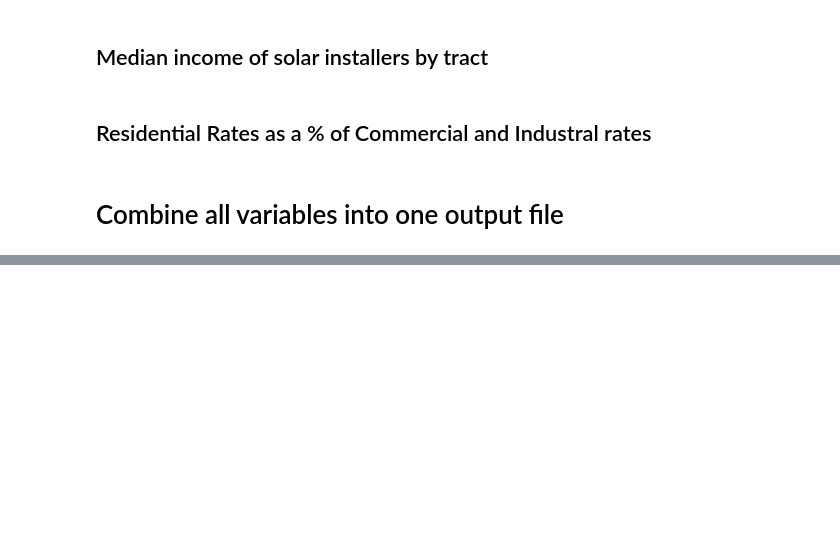
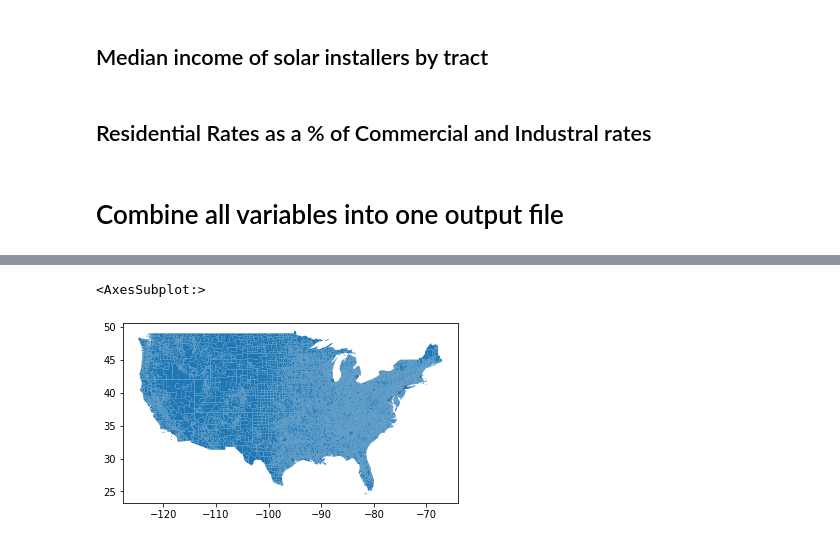
Before and after one commit to Energy-Equity-Project/EEP_Data_Pipeline, a Jupyter notebook: clean_preprocess.ipynb, the cells around one changed output, grey strips where cells are left out. Drawn from its saved outputs; the diff is of its cells as text; code cells hidden in the pictures; blank space fills up the shorter version.

```diff
--- a/clean_preprocess.ipynb
+++ b/clean_preprocess.ipynb
@@ -353,12 +403,4 @@ res_percent.head()
 # %%
-# Use census tract metadata file as base dataframe for joins
-eep = pd.read_csv("data/geography/tract_metadata.csv", dtype = {
-   "STATEFP": str,
-   "COUNTYFP": str,
-   "TRACTCE": str,
-   "GEOID": str
-})
-
 # Tables containing variables that will be joined
 energy_burden = pd.read_csv("clean_data/energy/energy_burden.csv", dtype = {
    "GEOID": str,
@@ -416,9 +458,9 @@ social_vulnerability = pd.read_csv("clean_data/non_energy/social_vulnerability.c
 })
 
 acs = pd.read_csv("clean_data/non_energy/acs.csv", dtype = {
-   "total_pop": int,
+   "total_pop": float,
    "GEOID": str,
-   "year_built": int,
+   "year_built": float,
    "internet_access": float,
    "total_households": int,
    "labor_force_rate": float,
@@ -447,20 +489,17 @@ acs = acs[[
    "bipoc_percent",
    "no_hs"
 ]]
-
-# Join variables to the data
-eep = pd.merge(eep, energy_burden, how = "left", on = "GEOID").fillna(-999)
-eep = pd.merge(eep, aceee, how = "left", on = "STATEFP").fillna(-999)
-eep = pd.merge(eep, res_percent, how = "left", on = "STATEFP").fillna(-999)
-eep = pd.merge(eep, solar_installers, how = "left", on = "GEOID").fillna(-999)
-eep = pd.merge(eep, climate_vulnerability, how = "left", on = "GEOID").fillna(-999)
-eep = pd.merge(eep, social_vulnerability, how = "left", on = "GEOID").fillna(-999)
-eep = pd.merge(eep, acs, how = "left", on = "GEOID").fillna(-999)
-eep = pd.merge(eep, community_power, how = "left", on = "STATEFP").fillna(-999)
-eep = pd.merge(eep, e_affordability, how = "left", on = ["STATEFP", "COUNTYFP"]).fillna(-999)
-eep = pd.merge(eep, eviction, how = "left", on = ["STATEFP", "COUNTYFP"]).fillna(-999)
-eep = eep.fillna(-999)
-
-# Write overall EEP file out
-eep.to_csv("clean_data/eep.csv", index = False)
-eep.head()
+# %%
+# Join variables to the data
+eep_final = eep.merge(energy_burden, how = "left", on = "GEOID")
+eep_final = eep_final.merge(aceee, how = "left", on = "STATEFP")
+eep_final = eep_final.merge(res_percent, how = "left", on = "STATEFP")
+eep_final = eep_final.merge(solar_installers, how = "left", on = "GEOID")
+eep_final = eep_final.merge(climate_vulnerability, how = "left", on = "GEOID")
+eep_final = eep_final.merge(social_vulnerability, how = "left", on = "GEOID")
+eep_final = eep_final.merge(acs, how = "left", on = "GEOID")
+eep_final = eep_final.merge(community_power, how = "left", on = "STATEFP")
+eep_final = eep_final.merge(e_affordability, how = "left", on = ["STATEFP", "COUNTYFP"])
+eep_final = eep_final.merge(eviction, how = "left", on = ["STATEFP", "COUNTYFP"])
+
+eep_final = eep_final.replace(-999, np.nan)
@@ -466,0 +520,5 @@ eep.head()
+# %%
+eep_final.plot()
+# %% [output]
+<AxesSubplot:>
+[figure, added]
```
Also changed, not shown: parts of 9 cells of this notebook, 1 other file.
